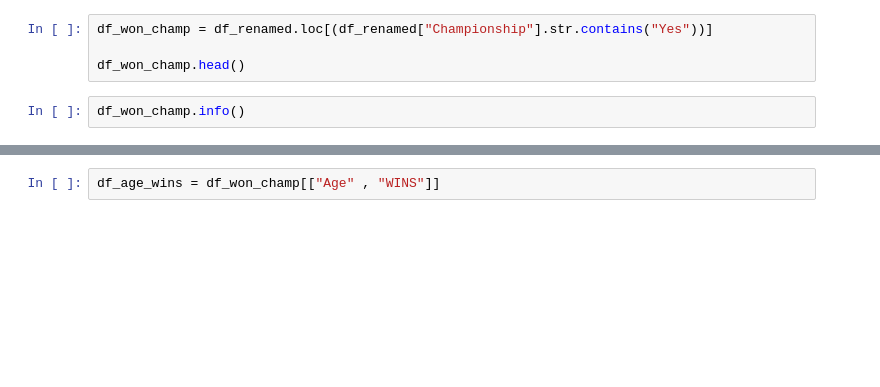
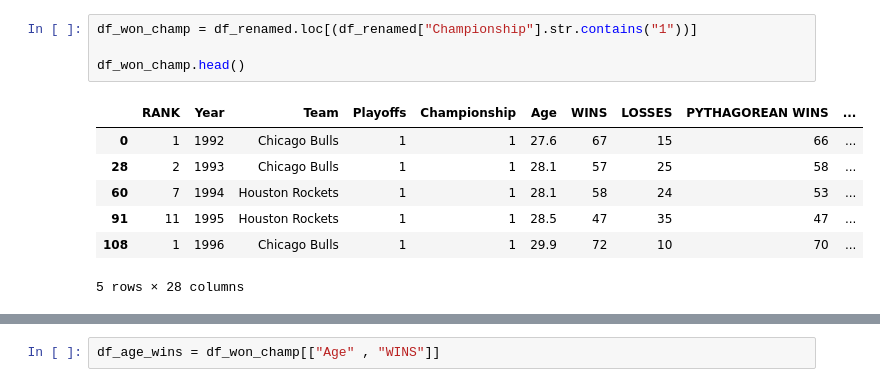
Before and after one commit to jrios46/Project2-MBA-Playoffs, a Jupyter notebook: Statistics.ipynb, the cells around one changed output, grey strips where cells are left out. Drawn from its saved outputs; the diff is of its cells as text; blank space fills up the shorter version.

```diff
--- a/Statistics.ipynb
+++ b/Statistics.ipynb
@@ -43,6 +87,12 @@ df_year.plot.hist(color="blue",rwidth=0.8)
 # %%
-df_won_champ = df_renamed.loc[(df_renamed["Championship"].str.contains("Yes"))]
+df_won_champ = df_renamed.loc[(df_renamed["Championship"].str.contains("1"))]
 
 df_won_champ.head()
+# %% [output]
+|  | RANK | Year | Team | Playoffs | Championship | Age | WINS | LOSSES | PYTHAGOREAN WINS | ... |
+| 0 | 1 | 1992 | Chicago Bulls | 1 | 1 | 27.6 | 67 | 15 | 66 | ... |
+| 28 | 2 | 1993 | Chicago Bulls | 1 | 1 | 28.1 | 57 | 25 | 58 | ... |
+| 60 | 7 | 1994 | Houston Rockets | 1 | 1 | 28.1 | 58 | 24 | 53 | ... |
+| 91 | 11 | 1995 | Houston Rockets | 1 | 1 | 28.5 | 47 | 35 | 47 | ... |
+| 108 | 1 | 1996 | Chicago Bulls | 1 | 1 | 29.9 | 72 | 10 | 70 | ... |
+5 rows × 28 columns
-# %%
-df_won_champ.info()
```
Also changed, not shown: parts of 11 cells of this notebook, 2 other files.
